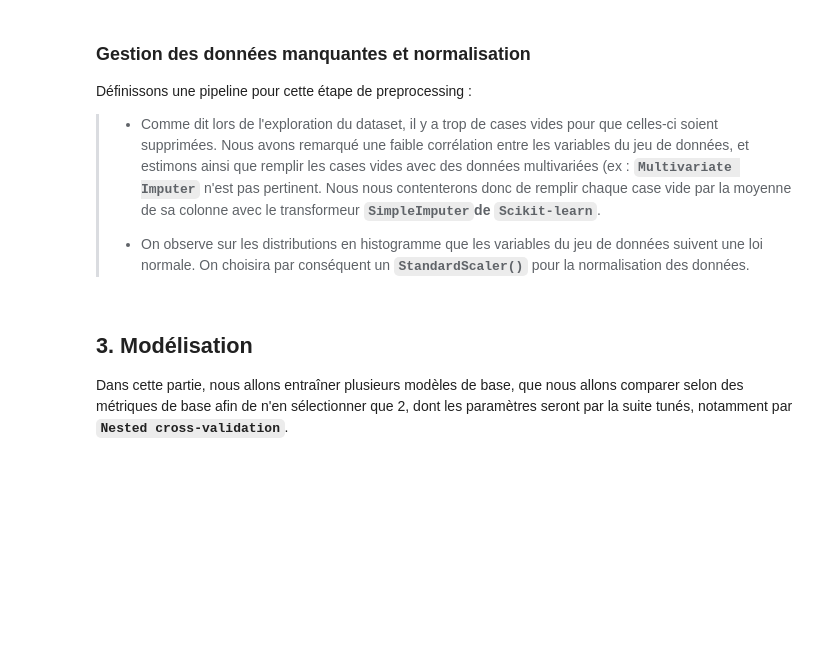
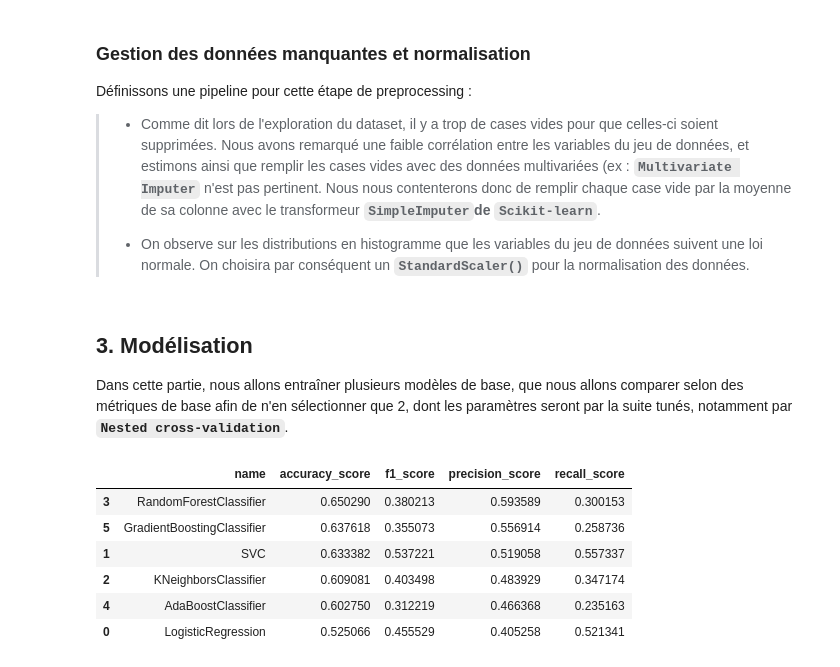
Before and after one commit to bidouze/CleanWaterData, a Jupyter notebook: Eau potable.ipynb, the cells around one changed output. Saved outputs shown, nothing was run; the diff lists cells and outputs as text; code cells hidden in the pictures; blank space fills up the shorter version.

```diff
--- a/Eau potable.ipynb
+++ b/Eau potable.ipynb
@@ -379,6 +380,16 @@ for model in models:
     results.append(scores)
 # %%
 perfs = pd.DataFrame(results).sort_values(by = 'accuracy_score', ascending = False)
+# %%
+perfs
+# %% [output]
+|  | name | accuracy_score | f1_score | precision_score | recall_score |
+| 3 | RandomForestClassifier | 0.650290 | 0.380213 | 0.593589 | 0.300153 |
+| 5 | GradientBoostingClassifier | 0.637618 | 0.355073 | 0.556914 | 0.258736 |
+| 1 | SVC | 0.633382 | 0.537221 | 0.519058 | 0.557337 |
+| 2 | KNeighborsClassifier | 0.609081 | 0.403498 | 0.483929 | 0.347174 |
+| 4 | AdaBoostClassifier | 0.602750 | 0.312219 | 0.466368 | 0.235163 |
+| 0 | LogisticRegression | 0.525066 | 0.455529 | 0.405258 | 0.521341 |
 # %%
 plt.figure(figsize = (10,5))
 
```
Also changed, not shown: parts of 9 cells of this notebook.
